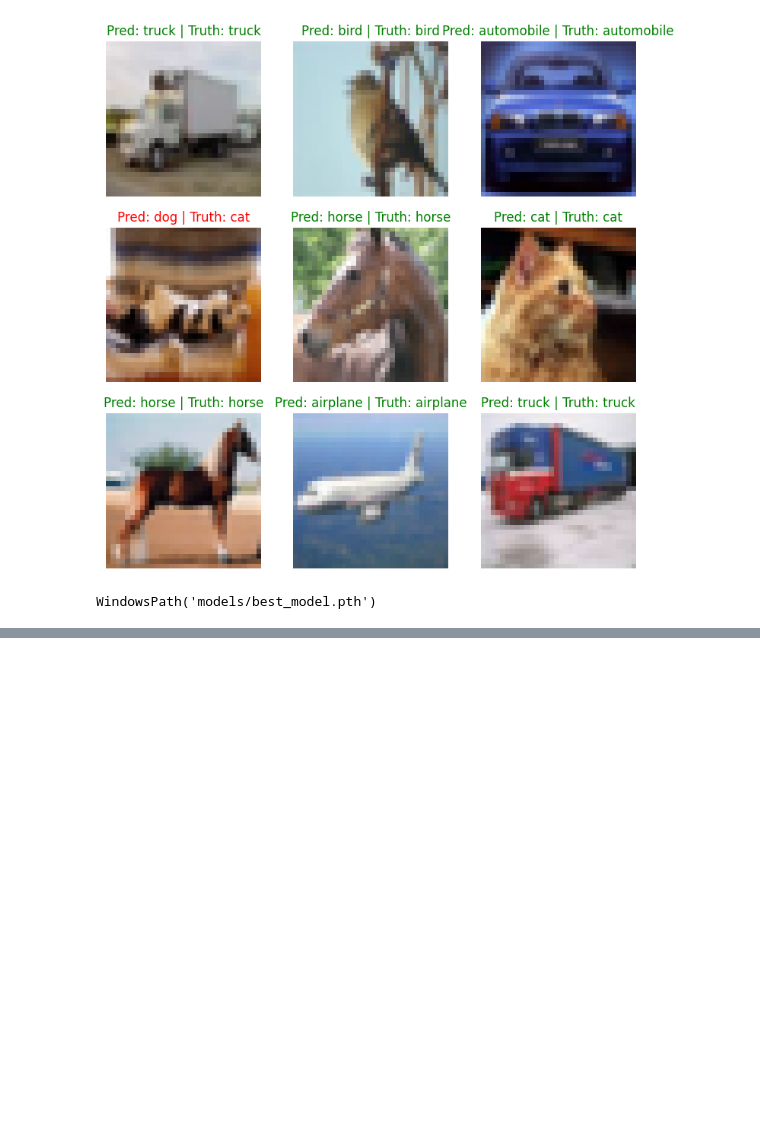
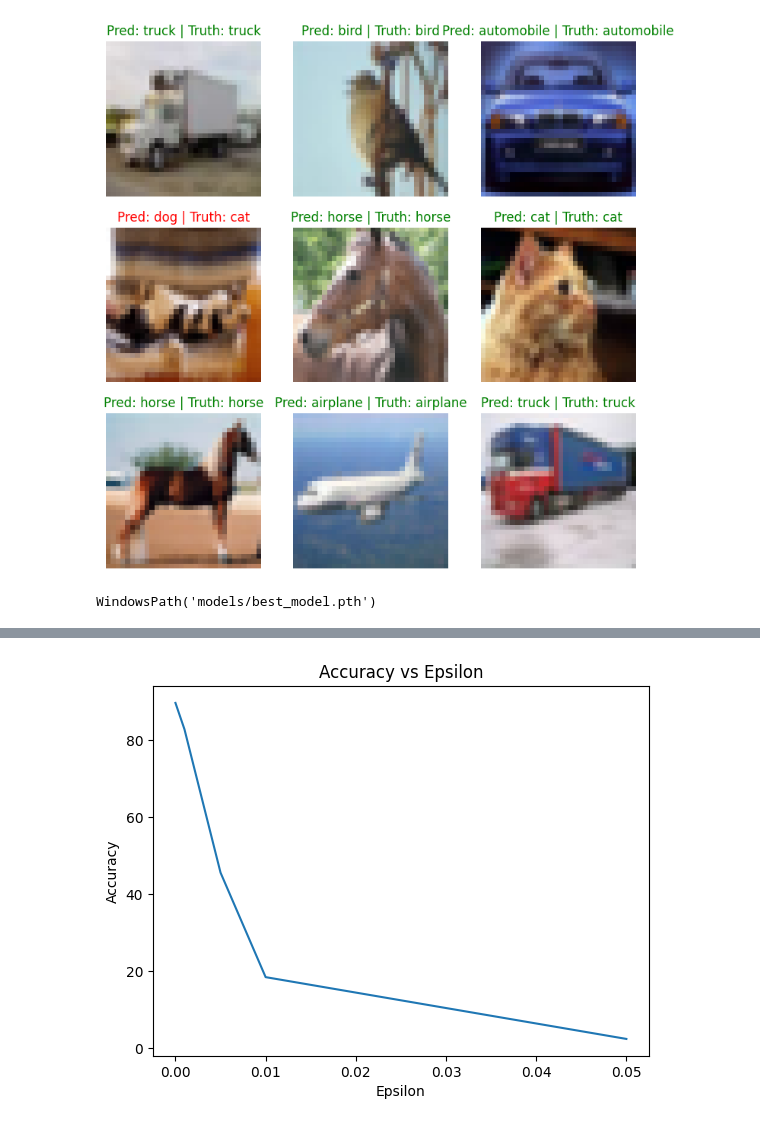
Before and after one commit to PranavAgrawal07/CIFAR-10-Neural-Network-Classification, a Jupyter notebook: CIFAR-10_Neural_Network_Classification.ipynb, the cells around one changed output, grey strips where cells are left out. Drawn from its saved outputs; the diff is of its cells as text; code cells hidden in the pictures; blank space fills up the shorter version.

```diff
--- a/CIFAR-10_Neural_Network_Classification.ipynb
+++ b/CIFAR-10_Neural_Network_Classification.ipynb
@@ -2231,0 +2513,10 @@ WindowsPath('models/best_model.pth')
+# %%
+# Let's now plot loss vs epsilon, and accuracy vs epsilon curves
+plt.plot(epsilons,acc_list_FGSM)
+plt.xlabel("Epsilon")
+plt.ylabel("Accuracy")
+plt.title("Accuracy vs Epsilon")
+plt.savefig("Plot_images/FGSM/FGSM_Accuracy_vs_Epsilon.png",
+            dpi=300, bbox_inches="tight")
+# %% [output]
+[figure, added]
```
Also changed, not shown: parts of 38 cells of this notebook, 6 other files.
